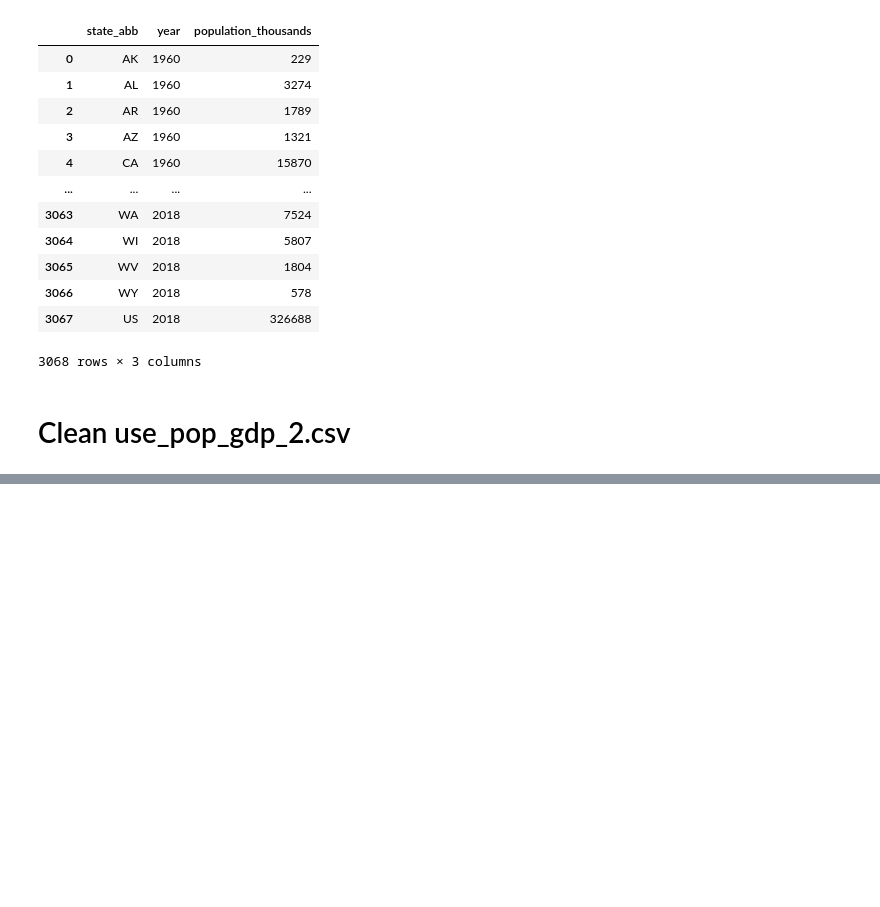
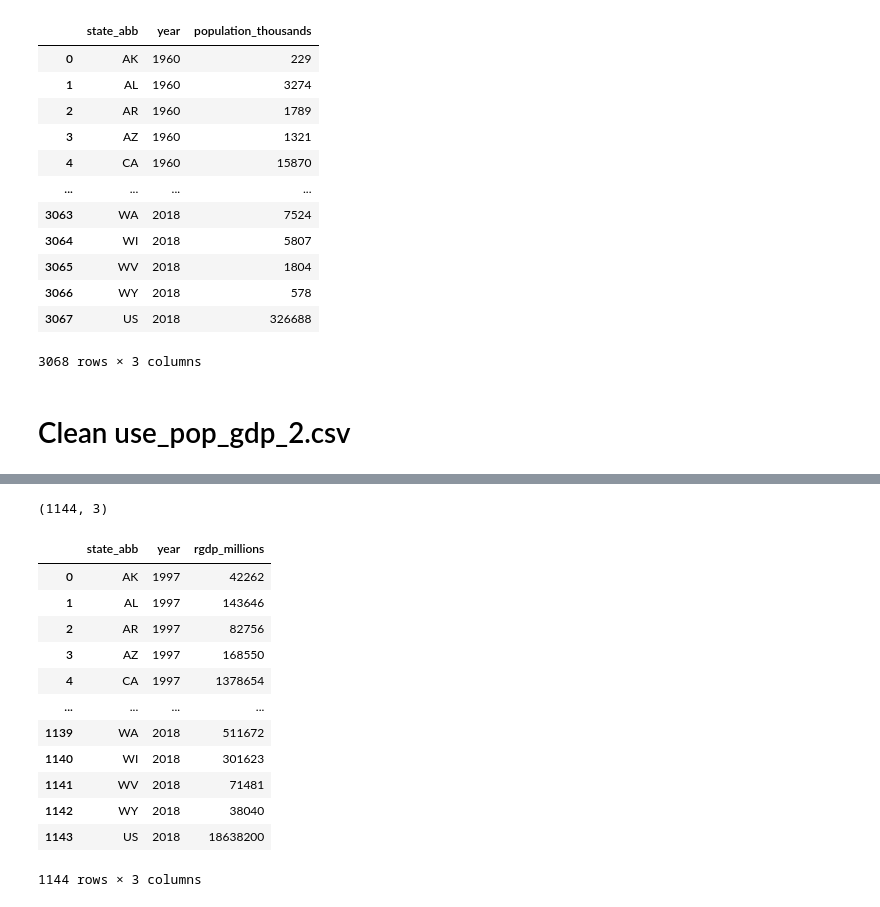
Before and after one commit to irenedepacina/final_project, a Jupyter notebook: ETL.ipynb, the cells around one changed output, grey strips where cells are left out. Drawn from its saved outputs; the diff is of its cells as text; code cells hidden in the pictures; blank space fills up the shorter version.

```diff
--- a/ETL.ipynb
+++ b/ETL.ipynb
@@ -282,0 +338,27 @@ df4
+# %%
+# Reshape the dataframe to a 3 column data frame using the pandas melt method
+df5 = pd.melt(df5, id_vars=['State'],
+        value_vars= list(df5.columns[1:]),
+        var_name='Year',
+        value_name='rgdp_millions')
+
+# Rename the columns
+df5.columns = ['state_abb','year', 'rgdp_millions']
+
+print(df5.shape)
+df5
+# %% [output]
+(1144, 3)
+|  | state_abb | year | rgdp_millions |
+| 0 | AK | 1997 | 42262 |
+| 1 | AL | 1997 | 143646 |
+| 2 | AR | 1997 | 82756 |
+| 3 | AZ | 1997 | 168550 |
+| 4 | CA | 1997 | 1378654 |
+| ... | ... | ... | ... |
+| 1139 | WA | 2018 | 511672 |
+| 1140 | WI | 2018 | 301623 |
+| 1141 | WV | 2018 | 71481 |
+| 1142 | WY | 2018 | 38040 |
+| 1143 | US | 2018 | 18638200 |
+1144 rows × 3 columns
```
Also changed, not shown: parts of 3 cells of this notebook, 1 other file.
